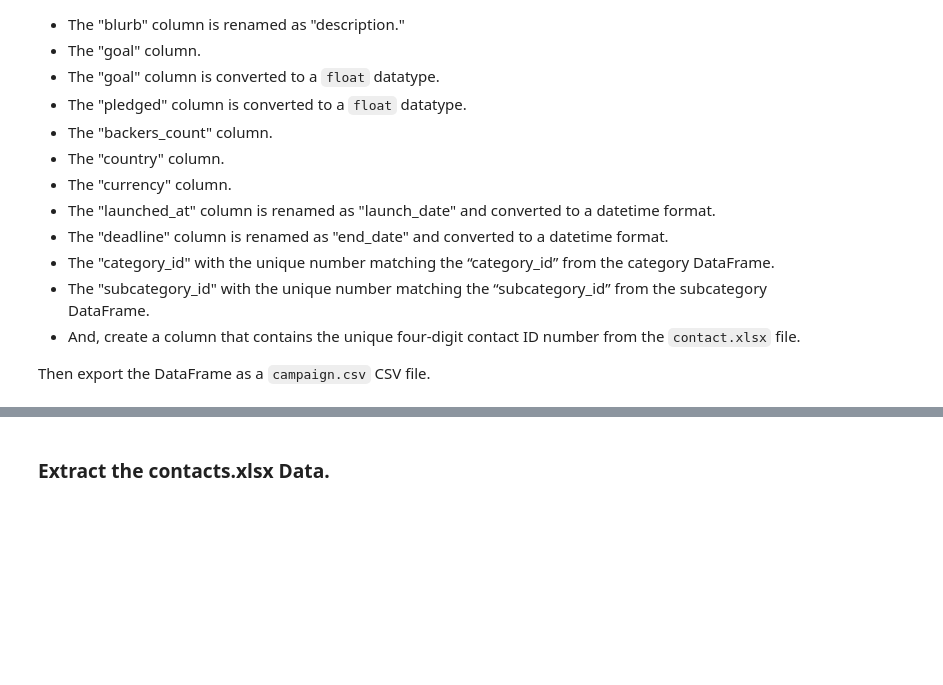
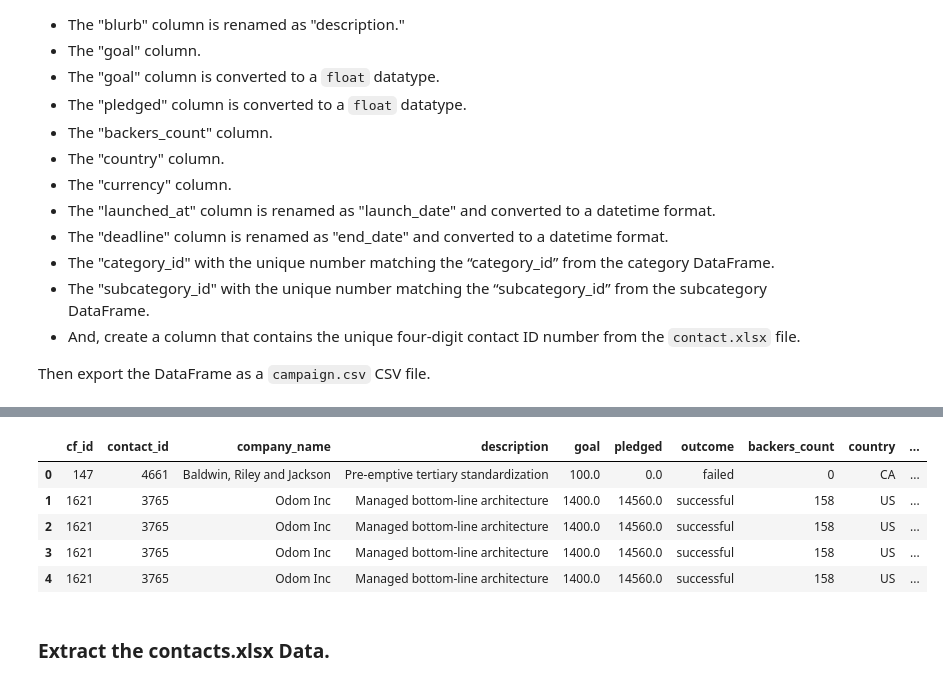
Before and after one commit to 32012178/Project_2, a Jupyter notebook: ETL_Mini_Project_Starter_Code.ipynb, the cells around one changed output, grey strips where cells are left out. Saved outputs shown, nothing was run; the diff lists cells and outputs as text; code cells hidden in the pictures; blank space fills up the shorter version.

```diff
--- a/ETL_Mini_Project_Starter_Code.ipynb
+++ b/ETL_Mini_Project_Starter_Code.ipynb
@@ -179,6 +174,7 @@ campaign_df['end_date'] = pd.to_datetime(campaign_df['end_date'])
 
 #drop columns
 campaign_df.drop('staff_pick', axis=1, inplace=True)
+campaign_df.drop('spotlight', axis=1, inplace=True)
 
 #show results
 #print(campaign_df.dtypes)
@@ -195,2 +189,35 @@ campaign_df.head(5)
+# %%
+#adding new column for category and subcategory id
+
+
+#split the categories&subcategories column on the /
+campaign_df['category'] = campaign_df['category & sub-category'].str.split('/').str[0]
+campaign_df['sub_category'] = campaign_df['category & sub-category'].str.split('/').str[1]
+
+#add the ID of each by merging on the split column
+campaign_merged_df = campaign_df.merge(categories_df, on='category', how='left')
+campaign_merged_df = campaign_merged_df.merge(subcategories_df, on='sub_category', how='left')
+
+
+#delete the categories columns
+campaign_merged_df.drop('category', axis=1, inplace=True)
+campaign_merged_df.drop('sub_category', axis=1, inplace=True)
+campaign_merged_df.drop('category & sub-category', axis=1, inplace=True)
+
+#rename columns
+campaign_merged_df = campaign_merged_df.rename(columns={'category_id_x': 'category ID'})
+campaign_merged_df = campaign_merged_df.rename(columns={'category_id_y': 'subcategory ID'})
+
+
+campaign_merged_df.head()
+
+#-------------------------------------------------------------------------------------------------------------------------------------------------
+# %% [output]
+|  | cf_id | contact_id | company_name | description | goal | pledged | outcome | backers_count | country | ... |
+| 0 | 147 | 4661 | Baldwin, Riley and Jackson | Pre-emptive tertiary standardization | 100.0 | 0.0 | failed | 0 | CA | ... |
+| 1 | 1621 | 3765 | Odom Inc | Managed bottom-line architecture | 1400.0 | 14560.0 | successful | 158 | US | ... |
+| 2 | 1621 | 3765 | Odom Inc | Managed bottom-line architecture | 1400.0 | 14560.0 | successful | 158 | US | ... |
+| 3 | 1621 | 3765 | Odom Inc | Managed bottom-line architecture | 1400.0 | 14560.0 | successful | 158 | US | ... |
+| 4 | 1621 | 3765 | Odom Inc | Managed bottom-line architecture | 1400.0 | 14560.0 | successful | 158 | US | ... |
 # %%
 # Export the DataFrame as a CSV file.
```
Also changed, not shown: parts of 5 cells of this notebook.
